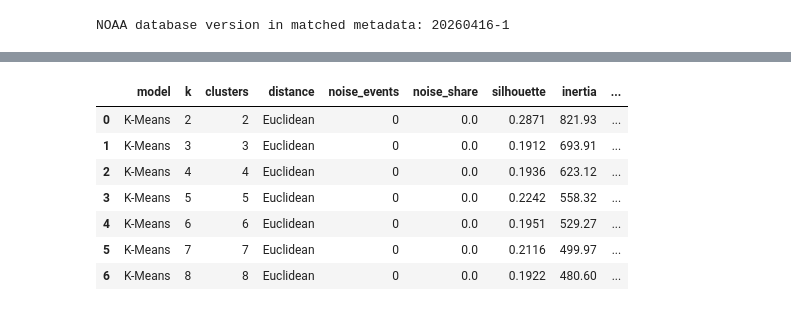
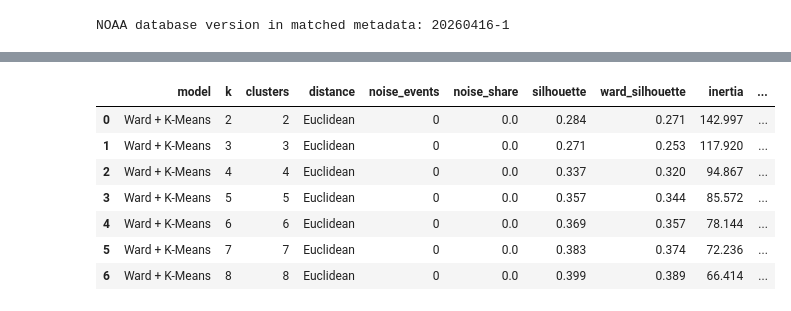
Before and after one commit to jameshlms/se-deep-coral-communities, a Jupyter notebook: notebooks/taxon_clustering.ipynb, the cells around one changed output, grey strips where cells are left out. Saved outputs shown, nothing was run; the diff lists cells and outputs as text; code cells hidden in the pictures.

```diff
--- a/notebooks/taxon_clustering.ipynb
+++ b/notebooks/taxon_clustering.ipynb
@@ -137,38 +156,65 @@ K-Means is the baseline. Each feature uses the same 0–1 scale, so the cluster
 # %%
-features = family_presence.to_numpy(dtype="float32")
-max_clusters = min(8, len(features) - 1, len(family_presence.drop_duplicates()))
-if max_clusters < 2:
-    raise ValueError("At least three events and two distinct family profiles are needed.")
+def ward_kmeans(matrix, k):
+    ward = AgglomerativeClustering(n_clusters=k, linkage="ward").fit_predict(matrix)
+    means = np.vstack([matrix[ward == group].mean(axis=0) for group in range(k)])
+    model = KMeans(n_clusters=k, init=means, n_init=1, random_state=seed).fit(matrix)
+    return ward, model
 
-seed = 42
-sample_size = min(2_000, len(features))
-metrics = []
-models = {}
 
+def indicator_table(matrix, assignments):
+    shares = matrix.div(matrix.sum(axis=1), axis=0)
+    averages = shares.groupby(assignments).mean()
+    specificity = averages.div(averages.sum(axis=0), axis=1)
+    fidelity = matrix.gt(0).groupby(assignments).mean()
+    return (
+        pd.concat({"specificity": specificity.stack(), "fidelity": fidelity.stack(),
+                   "indval": (specificity * fidelity).stack()}, axis=1)
+        .rename_axis(["cluster", "taxon"]).reset_index()
+        .sort_values(["cluster", "indval", "taxon"], ascending=[True, False, True])
+    )
+
+
+models, silhouettes, indicators, metrics = {}, {}, {}, []
 with threadpool_limits(limits=1):
     for k in range(2, max_clusters + 1):
-        model = KMeans(n_clusters=k, n_init=10, random_state=seed).fit(features)
-        cluster_sizes = pd.Series(model.labels_).value_counts()
-        score = silhouette_score(features, model.labels_, sample_size=sample_size, random_state=seed)
-        models[k] = model
+        ward, model = ward_kmeans(features, k)
+        sizes = pd.Series(model.labels_).value_counts()
+        if len(sizes) != k:
+            continue
+        sil = silhouette_samples(features, model.labels_)
+        table = indicator_table(abundance, model.labels_)
+        leading = table.groupby("cluster").head(1)
+        informative = (
+            leading["specificity"].gt(0.5) & leading["fidelity"].ge(0.5)
+            & ~leading["taxon"].str.contains("incertae sedis", case=False)
+        )
+        models[k], silhouettes[k], indicators[k] = model, sil, table
         metrics.append({
-            "model": "K-Means",
-            "k": k,
-            "clusters": len(cluster_sizes),
-            "distance": "Euclidean",
-            "noise_events": 0,
-            "noise_share": 0.0,
-            "silhouette": score,
-            "inertia": model.inertia_,
-            "smallest_cluster": int(cluster_sizes.min()),
-            "largest_cluster": int(cluster_sizes.max()),
-            "evaluated_events": sample_size,
+            "model": "Ward + K-Means", "k": k, "clusters": k, "distance": "Euclidean",
+            "noise_events": 0, "noise_share": 0.0, "silhouette": sil.mean(),
+            "ward_silhouette": silhouette_score(features, ward), "inertia": model.inertia_,
+            "smallest_cluster": sizes.min(), "largest_cluster": sizes.max(),
+            "evaluated_events": len(features), "informative_indicators": informative.sum(),
+            "mean_leading_indval": leading["indval"].mean(),
         })
 
 evaluation = pd.DataFrame(metrics)
-selected_k = int(evaluation.loc[evaluation["silhouette"].idxmax(), "k"])
+eligible = evaluation.loc[evaluation["smallest_cluster"].ge(5)]
+if eligible.empty:
+    raise ValueError("No tested solution has at least five events in each cluster.")
+interpretable = eligible.loc[eligible["informative_indicators"].eq(eligible["k"])]
+if interpretable.empty:
+    print("No candidate met all indicator criteria. Interpret the leading taxa cautiously.")
+    interpretable = eligible
+selected_k = int(interpretable.loc[interpretable["silhouette"].idxmax(), "k"])
 evaluation["selected"] = evaluation["k"].eq(selected_k)
-labels = pd.Series(models[selected_k].labels_, index=family_presence.index, name="cluster")
-print(f"Selected k = {selected_k} by highest silhouette on the common sample.")
-display(evaluation.round({"silhouette": 4, "inertia": 2}))
+labels = pd.Series(models[selected_k].labels_, index=abundance.index, name="cluster")
+leading_indicators = indicators[selected_k].groupby("cluster").head(1).set_index("cluster")
+cluster_quality = (
+    pd.DataFrame({"cluster": labels.to_numpy(), "silhouette": silhouettes[selected_k]})
+    .groupby("cluster")["silhouette"].agg(events="size", mean="mean", minimum="min", maximum="max")
+    .join(leading_indicators)
+)
+display(evaluation.round(3))
+display(cluster_quality.round(3))
 # %% [output]
@@ -176,8 +221,8 @@ Selected k = 2 by highest silhouette on the common sample.
-|  | model | k | clusters | distance | noise_events | noise_share | silhouette | inertia | ... |
-| 0 | K-Means | 2 | 2 | Euclidean | 0 | 0.0 | 0.2871 | 821.93 | ... |
-| 1 | K-Means | 3 | 3 | Euclidean | 0 | 0.0 | 0.1912 | 693.91 | ... |
-| 2 | K-Means | 4 | 4 | Euclidean | 0 | 0.0 | 0.1936 | 623.12 | ... |
-| 3 | K-Means | 5 | 5 | Euclidean | 0 | 0.0 | 0.2242 | 558.32 | ... |
-| 4 | K-Means | 6 | 6 | Euclidean | 0 | 0.0 | 0.1951 | 529.27 | ... |
-| 5 | K-Means | 7 | 7 | Euclidean | 0 | 0.0 | 0.2116 | 499.97 | ... |
-| 6 | K-Means | 8 | 8 | Euclidean | 0 | 0.0 | 0.1922 | 480.60 | ... |
+|  | model | k | clusters | distance | noise_events | noise_share | silhouette | ward_silhouette | inertia | ... |
+| 0 | Ward + K-Means | 2 | 2 | Euclidean | 0 | 0.0 | 0.284 | 0.271 | 142.997 | ... |
+| 1 | Ward + K-Means | 3 | 3 | Euclidean | 0 | 0.0 | 0.271 | 0.253 | 117.920 | ... |
+| 2 | Ward + K-Means | 4 | 4 | Euclidean | 0 | 0.0 | 0.337 | 0.320 | 94.867 | ... |
+| 3 | Ward + K-Means | 5 | 5 | Euclidean | 0 | 0.0 | 0.357 | 0.344 | 85.572 | ... |
+| 4 | Ward + K-Means | 6 | 6 | Euclidean | 0 | 0.0 | 0.369 | 0.357 | 78.144 | ... |
+| 5 | Ward + K-Means | 7 | 7 | Euclidean | 0 | 0.0 | 0.383 | 0.374 | 72.236 | ... |
+| 6 | Ward + K-Means | 8 | 8 | Euclidean | 0 | 0.0 | 0.399 | 0.389 | 66.414 | ... |
```
Also changed, not shown: parts of 11 cells of this notebook, 15 other files.
